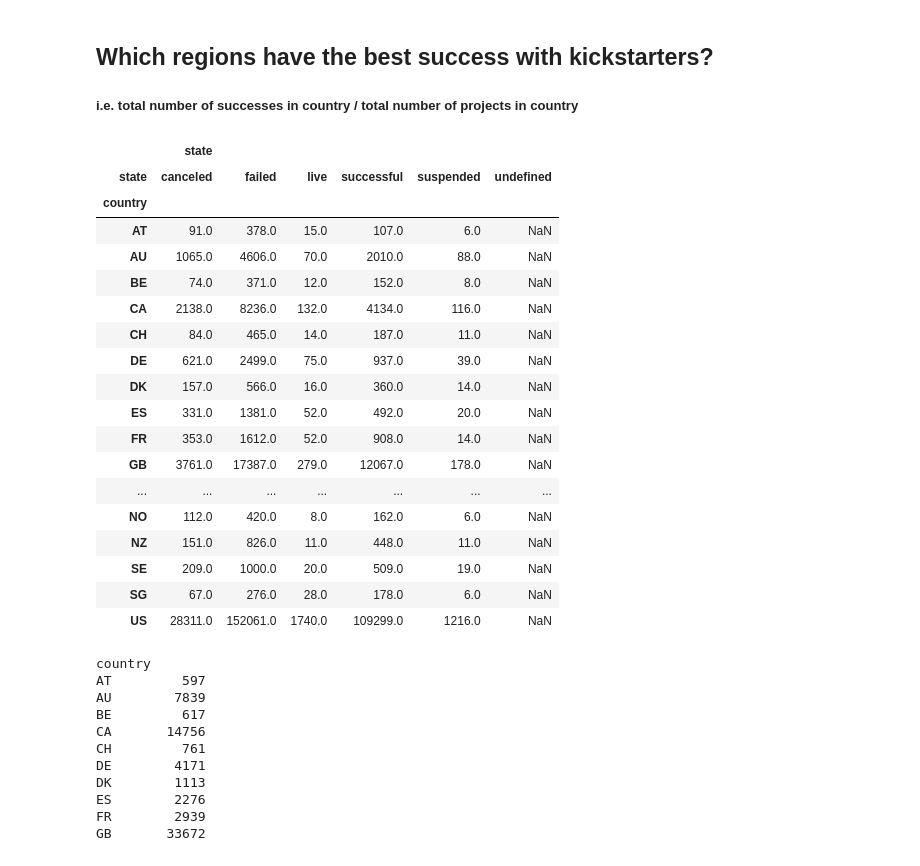
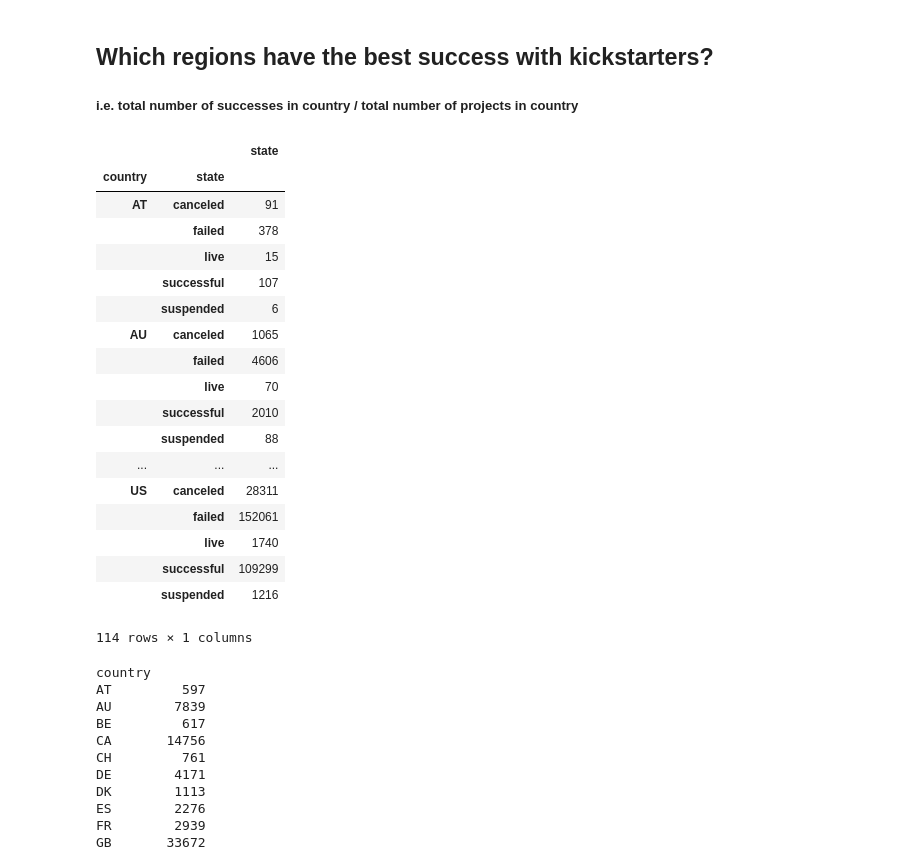
Before and after one commit to hannah-ross/dataforgood, a Jupyter notebook: Stats131_FinalProject_Paulina_updated.ipynb, the cells around one changed output. Saved outputs shown, nothing was run; the diff lists cells and outputs as text; code cells hidden in the pictures.

```diff
--- a/Stats131_FinalProject_Paulina.ipynb
+++ b/Stats131_FinalProject_Paulina_updated.ipynb
@@ -67,27 +65,28 @@ SyntaxError: invalid syntax (<ipython-input-13-ad5fbc418d1a>, line 2)
 ## Which regions have the best success with kickstarters?
 ##### i.e. total number of successes in country / total number of projects in country
 # %%
+# count of differnet states per country
+### just because they started doesn't mean they were successful
 states_of_countries = pd.DataFrame(ks.groupby(["country","state"]).state.count())
-states_of_countries = states_of_countries.unstack()
 states_of_countries
 # %% [output]
-|  | state |  |  |  |  |  |
-| state | canceled | failed | live | successful | suspended | undefined |
-| country |  |  |  |  |  |  |
-| AT | 91.0 | 378.0 | 15.0 | 107.0 | 6.0 | NaN |
-| AU | 1065.0 | 4606.0 | 70.0 | 2010.0 | 88.0 | NaN |
-| BE | 74.0 | 371.0 | 12.0 | 152.0 | 8.0 | NaN |
-| CA | 2138.0 | 8236.0 | 132.0 | 4134.0 | 116.0 | NaN |
-| CH | 84.0 | 465.0 | 14.0 | 187.0 | 11.0 | NaN |
-| DE | 621.0 | 2499.0 | 75.0 | 937.0 | 39.0 | NaN |
-| DK | 157.0 | 566.0 | 16.0 | 360.0 | 14.0 | NaN |
-| ES | 331.0 | 1381.0 | 52.0 | 492.0 | 20.0 | NaN |
-| FR | 353.0 | 1612.0 | 52.0 | 908.0 | 14.0 | NaN |
-| GB | 3761.0 | 17387.0 | 279.0 | 12067.0 | 178.0 | NaN |
-| ... | ... | ... | ... | ... | ... | ... |
-| NO | 112.0 | 420.0 | 8.0 | 162.0 | 6.0 | NaN |
-| NZ | 151.0 | 826.0 | 11.0 | 448.0 | 11.0 | NaN |
-| SE | 209.0 | 1000.0 | 20.0 | 509.0 | 19.0 | NaN |
-| SG | 67.0 | 276.0 | 28.0 | 178.0 | 6.0 | NaN |
-| US | 28311.0 | 152061.0 | 1740.0 | 109299.0 | 1216.0 | NaN |
+|  |  | state |
+| country | state |  |
+| AT | canceled | 91 |
+|  | failed | 378 |
+|  | live | 15 |
+|  | successful | 107 |
+|  | suspended | 6 |
+| AU | canceled | 1065 |
+|  | failed | 4606 |
+|  | live | 70 |
+|  | successful | 2010 |
+|  | suspended | 88 |
+| ... | ... | ... |
+| US | canceled | 28311 |
+|  | failed | 152061 |
+|  | live | 1740 |
+|  | successful | 109299 |
+|  | suspended | 1216 |
+114 rows × 1 columns
 # %%
```
Also changed, not shown: parts of 16 cells of this notebook.
